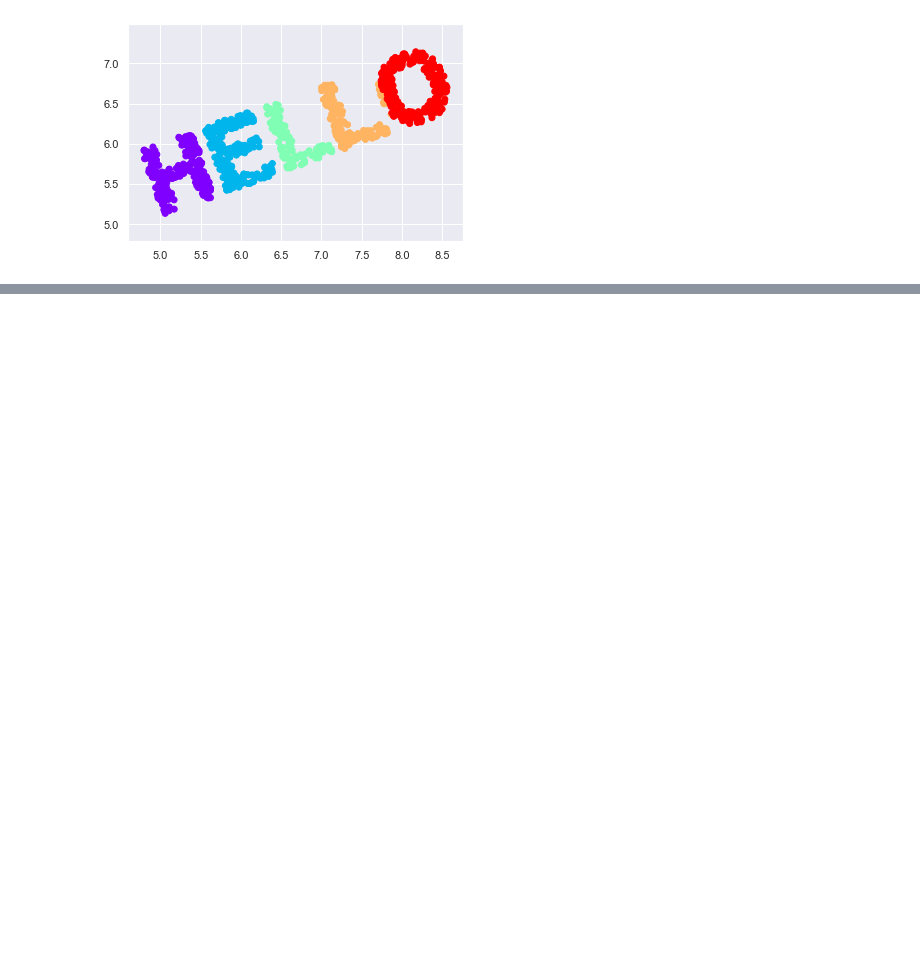
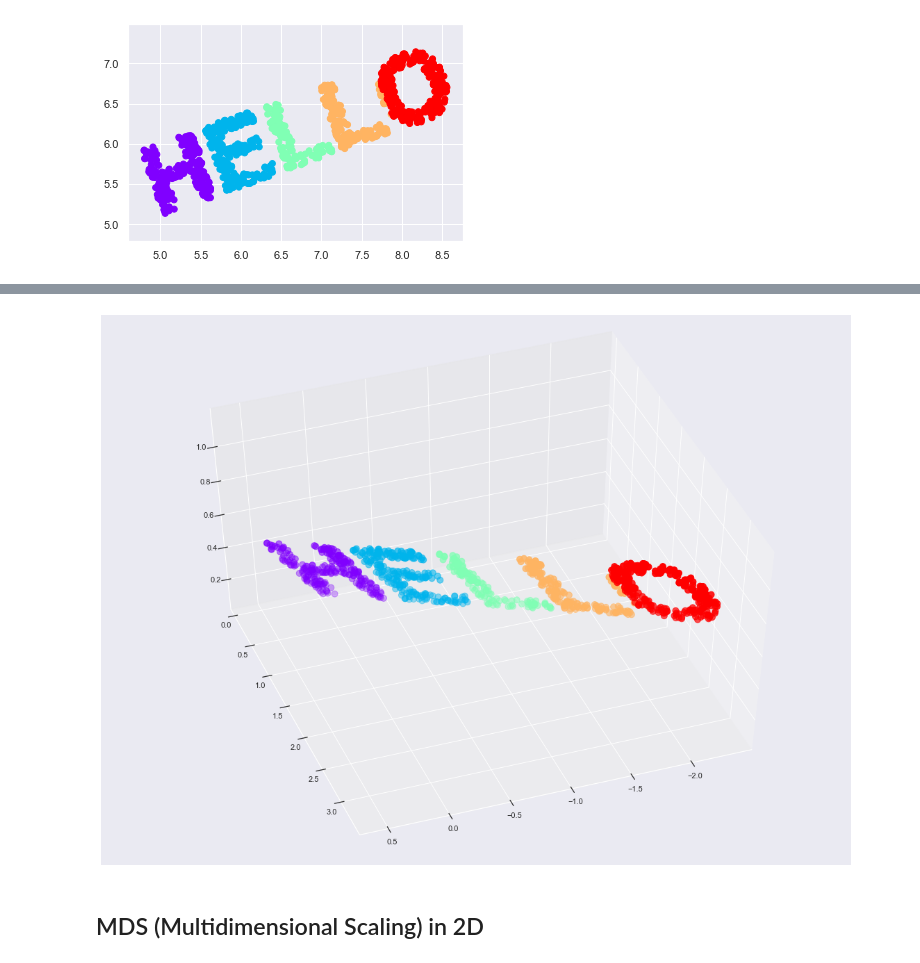
Before and after one commit to LucyLiu-UCSB/PythonReview, a Jupyter notebook: data science/sklearn_manifold.ipynb, the cells around one changed output, grey strips where cells are left out. Saved outputs shown, nothing was run; the diff lists cells and outputs as text; code cells hidden in the pictures; blank space fills up the shorter version.

```diff
--- a/data science/sklearn_manifold.ipynb
+++ b/data science/sklearn_manifold.ipynb
@@ -53,0 +75,2 @@ SyntaxError: invalid syntax (<ipython-input-11-4a2bdeebae5d>, line 1)
+# %%
+dimension=3
@@ -53,0 +79,4 @@ SyntaxError: invalid syntax (<ipython-input-11-4a2bdeebae5d>, line 1)
+# %%
+rng = np.random.RandomState(42)
+C = rng.randn(dimension, dimension)
+e, V = np.linalg.eigh(np.dot(C, C.T))
@@ -53,0 +88,2 @@ SyntaxError: invalid syntax (<ipython-input-11-4a2bdeebae5d>, line 1)
+# %%
+X3 = X@V[:2]
@@ -53,0 +94,13 @@ SyntaxError: invalid syntax (<ipython-input-11-4a2bdeebae5d>, line 1)
+# %%
+from mpl_toolkits import mplot3d
+fig, ax = plt.subplots(figsize=(15, 11))
+fig.subplots_adjust(left=0, right=1, bottom=0, top=1)
+ax = plt.axes(projection='3d')
+ax.scatter3D(X3[:, 0], X3[:, 1], X3[:, 2],
+             **colorize, s = 80)
+ax.view_init(azim=70, elev=50)
+fig.savefig('hello3D.png')
+# %% [output]
+[figure, added]
+# %% [markdown]
+## MDS (Multidimensional Scaling) in 2D
```
Also changed, not shown: parts of 14 cells of this notebook, 12 other files.
